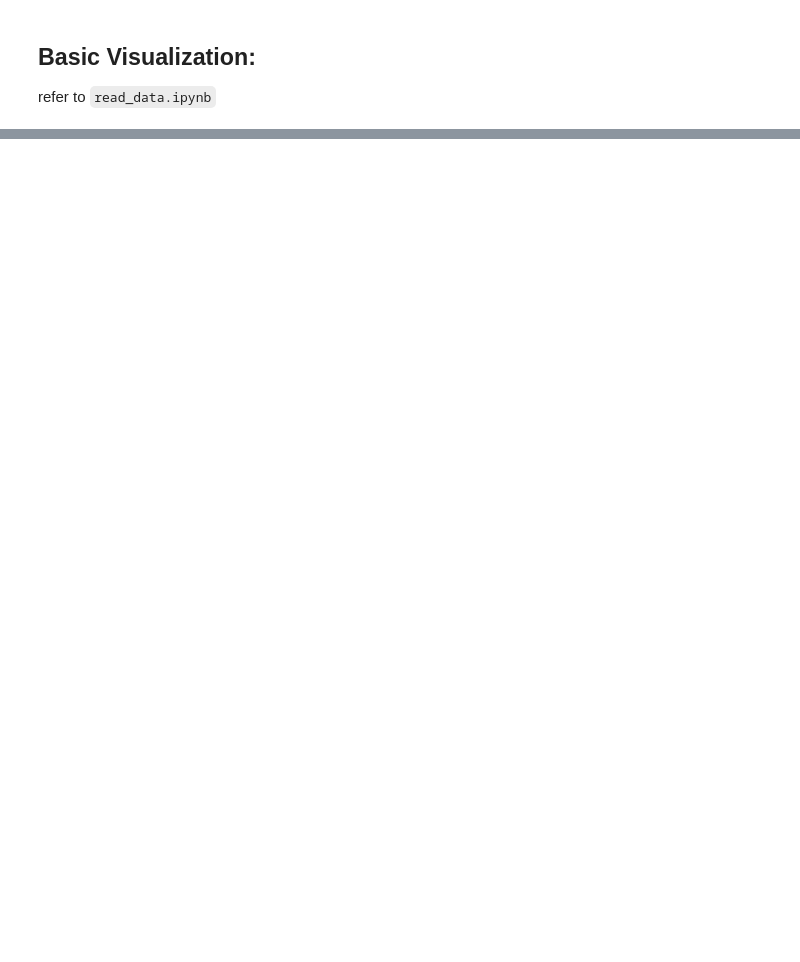
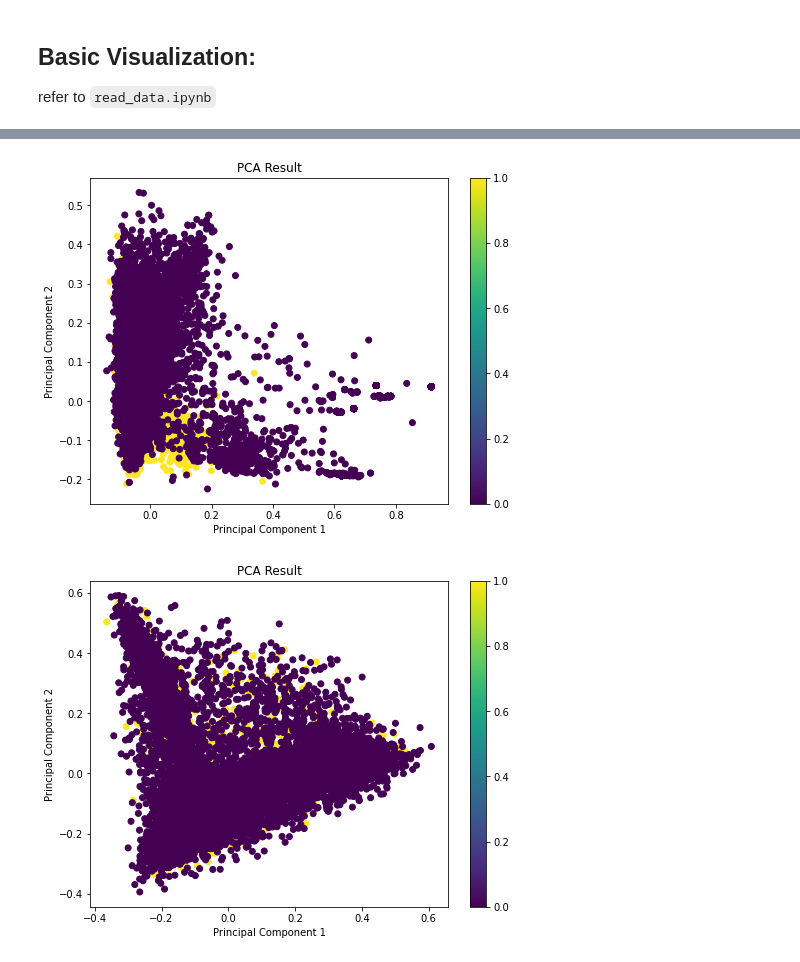
Before and after one commit to hoapple/machine_write_detection, a Jupyter notebook: notebook/EDA.ipynb, the cells around one changed output, grey strips where cells are left out. Saved outputs shown, nothing was run; the diff lists cells and outputs as text; code cells hidden in the pictures; blank space fills up the shorter version.

```diff
--- a/notebook/EDA.ipynb
+++ b/notebook/EDA.ipynb
@@ -95,16 +188,0 @@ plt.show()
-# %%
-# Standardizing
-scaler = StandardScaler()
-X_scaled = scaler.fit_transform(X.fillna(0))
-
-# PCA
-pca = PCA(n_components=2)
-principalComponents = pca.fit_transform(X_scaled)
-
-# Visualizing 2D projection
-principal_df = pd.DataFrame(data=principalComponents, columns=['Principal Component 1', 'Principal Component 2'])
-final_df = pd.concat([principal_df, y], axis=1)
-
-sns.scatterplot(x='Principal Component 1', y='Principal Component 2', hue=final_df['label'], data=final_df)
-plt.title('2 Component PCA')
-plt.show()
@@ -125,0 +189,24 @@ NameError: name 'wrap_train' is not defined
+# %%
+from sklearn.decomposition import PCA
+
+def plot_pca(df):
+    X = list(df['text'].apply(lambda x: ' '.join(map(str, x))))
+    vectorizer = TfidfVectorizer(max_features=1000)
+    X_tfidf = vectorizer.fit_transform(X).toarray()
+
+    pca = PCA(n_components=2)
+    pca_result = pca.fit_transform(X_tfidf)
+
+    plt.figure(figsize=(8, 6))
+    plt.scatter(pca_result[:, 0], pca_result[:, 1], c=df['label'], cmap='viridis')
+    plt.xlabel('Principal Component 1')
+    plt.ylabel('Principal Component 2')
+    plt.title('PCA Result')
+    plt.colorbar()
+    plt.show()
+
+plot_pca(df1)
+plot_pca(df2)
+# %% [output]
+[figure, added]
+[figure, added]
```
Also changed, not shown: parts of 21 cells of this notebook, 1 other file.
